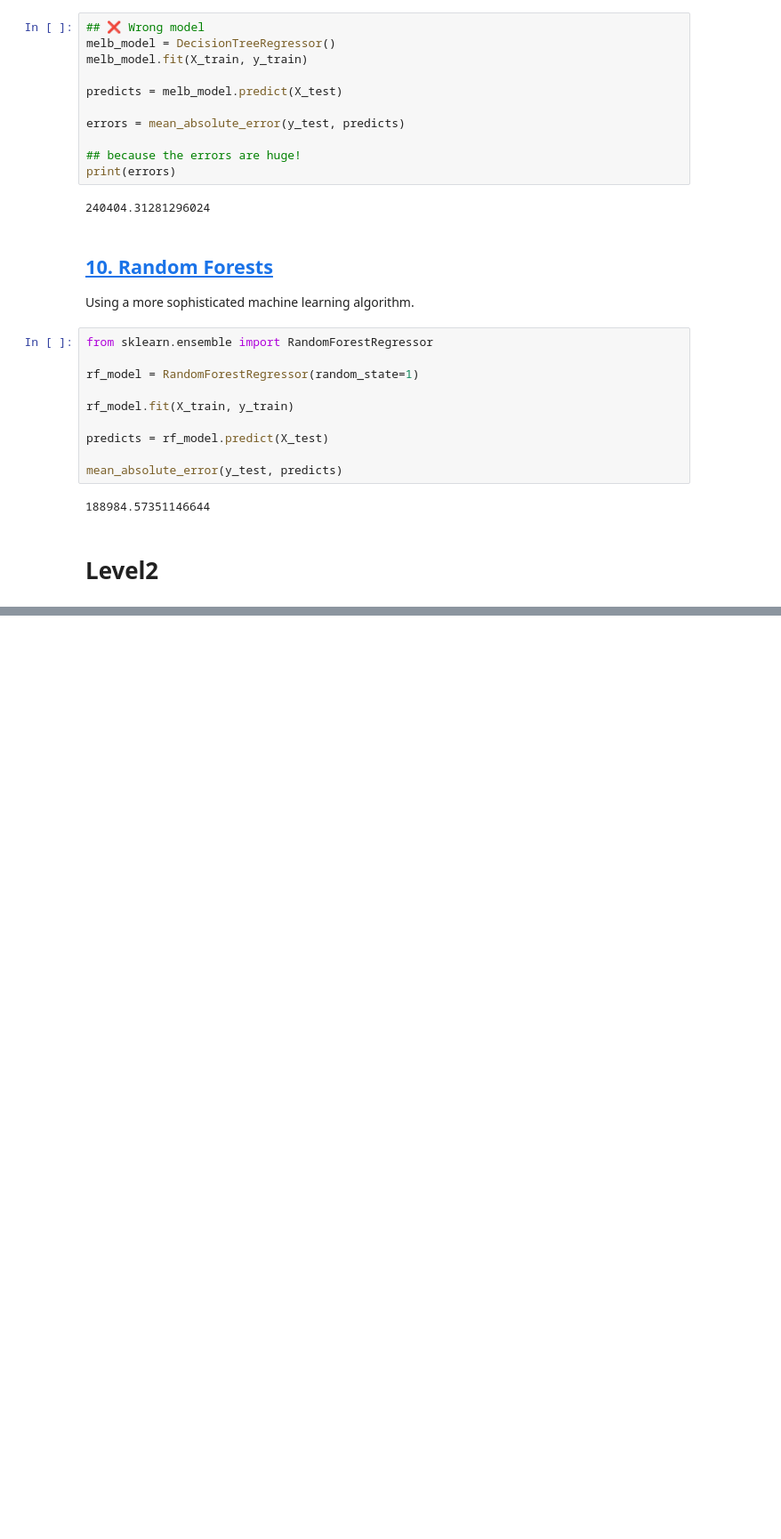
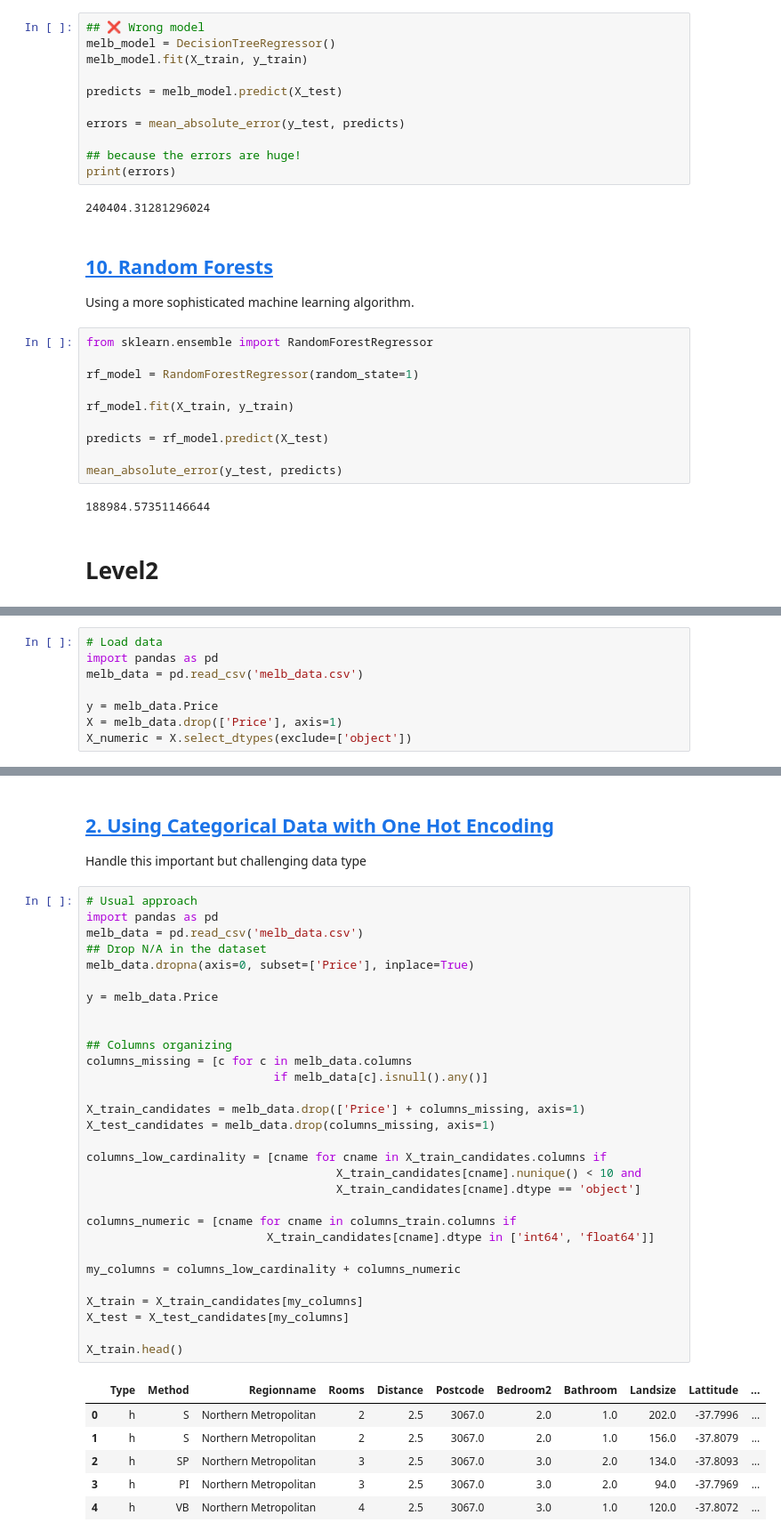
Before and after one commit to solomonxie/ml-practice, a Jupyter notebook: home-data-for-ml-course/kaggle-learn-ml.ipynb, the cells around one changed output, grey strips where cells are left out. Shown at 89% size. Drawn from its saved outputs; the diff is of its cells as text; blank space fills up the shorter version.

```diff
--- a/home-data-for-ml-course/kaggle-learn-ml.ipynb
+++ b/home-data-for-ml-course/kaggle-learn-ml.ipynb
@@ -207,0 +218,8 @@ mean_absolute_error(y_test, predicts)
+# %%
+# Load data
+import pandas as pd
+melb_data = pd.read_csv('melb_data.csv')
+
+y = melb_data.Price
+X = melb_data.drop(['Price'], axis=1)
+X_numeric = X.select_dtypes(exclude=['object'])
@@ -207,0 +309,42 @@ mean_absolute_error(y_test, predicts)
+# %% [markdown]
+
+## [2. Using Categorical Data with One Hot Encoding](https://www.kaggle.com/dansbecker/using-categorical-data-with-one-hot-encoding)
+
+Handle this important but challenging data type
+# %%
+# Usual approach
+import pandas as pd
+melb_data = pd.read_csv('melb_data.csv')
+## Drop N/A in the dataset
+melb_data.dropna(axis=0, subset=['Price'], inplace=True)
+
+y = melb_data.Price
+
+
+## Columns organizing
+columns_missing = [c for c in melb_data.columns
+                           if melb_data[c].isnull().any()]
+
+X_train_candidates = melb_data.drop(['Price'] + columns_missing, axis=1)
+X_test_candidates = melb_data.drop(columns_missing, axis=1)
+
+columns_low_cardinality = [cname for cname in X_train_candidates.columns if
+                                    X_train_candidates[cname].nunique() < 10 and
+                                    X_train_candidates[cname].dtype == 'object']
+
+columns_numeric = [cname for cname in columns_train.columns if
+                          X_train_candidates[cname].dtype in ['int64', 'float64']]
+
+my_columns = columns_low_cardinality + columns_numeric
+
+X_train = X_train_candidates[my_columns]
+X_test = X_test_candidates[my_columns]
+
+X_train.head()
+# %% [output]
+|  | Type | Method | Regionname | Rooms | Distance | Postcode | Bedroom2 | Bathroom | Landsize | Lattitude | ... |
+| 0 | h | S | Northern Metropolitan | 2 | 2.5 | 3067.0 | 2.0 | 1.0 | 202.0 | -37.7996 | ... |
+| 1 | h | S | Northern Metropolitan | 2 | 2.5 | 3067.0 | 2.0 | 1.0 | 156.0 | -37.8079 | ... |
+| 2 | h | SP | Northern Metropolitan | 3 | 2.5 | 3067.0 | 3.0 | 2.0 | 134.0 | -37.8093 | ... |
+| 3 | h | PI | Northern Metropolitan | 3 | 2.5 | 3067.0 | 3.0 | 2.0 | 94.0 | -37.7969 | ... |
+| 4 | h | VB | Northern Metropolitan | 4 | 2.5 | 3067.0 | 3.0 | 1.0 | 120.0 | -37.8072 | ... |
```
Also changed, not shown: parts of 8 cells of this notebook.
